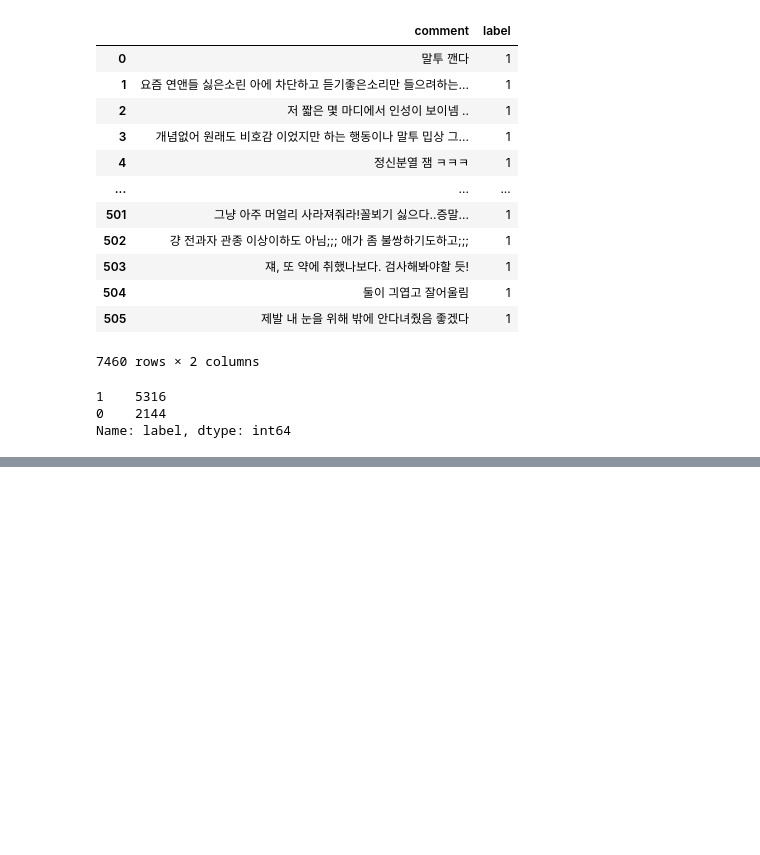
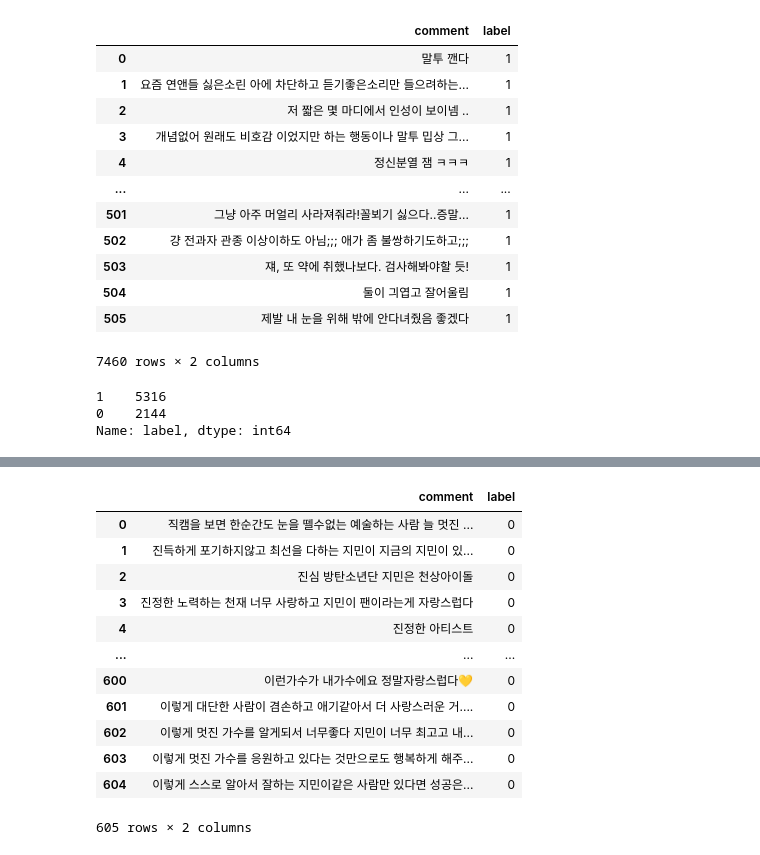
Before and after one commit to sooyeon-go/grad_project, a Jupyter notebook: comment_crawling_r/comment_csv.ipynb, the cells around one changed output, grey strips where cells are left out. Cells and saved outputs as stored; diff of their text form; code cells hidden in the pictures; blank space fills up the shorter version.

```diff
--- a/comment_crawling_r/comment_csv.ipynb
+++ b/comment_crawling_r/comment_csv.ipynb
@@ -864,0 +889,17 @@ Name: label, dtype: int64
+# %%
+dic16 = pd.read_csv('p_comment3_csv.csv',encoding = 'UTF-8-sig')
+dic16
+# %% [output]
+|  | comment | label |
+| 0 | 직캠을 보면 한순간도 눈을 뗄수없는 예술하는 사람 늘 멋진 ... | 0 |
+| 1 | 진득하게 포기하지않고 최선을 다하는 지민이 지금의 지민이 있... | 0 |
+| 2 | 진심 방탄소년단 지민은 천상아이돌 | 0 |
+| 3 | 진정한 노력하는 천재 너무 사랑하고 지민이 팬이라는게 자랑스럽다 | 0 |
+| 4 | 진정한 아티스트 | 0 |
+| ... | ... | ... |
+| 600 | 이런가수가 내가수에요 정말자랑스럽다💛 | 0 |
+| 601 | 이렇게 대단한 사람이 겸손하고 애기같아서 더 사랑스러운 거.... | 0 |
+| 602 | 이렇게 멋진 가수를 알게되서 너무좋다 지민이 너무 최고고 내... | 0 |
+| 603 | 이렇게 멋진 가수를 응원하고 있다는 것만으로도 행복하게 해주... | 0 |
+| 604 | 이렇게 스스로 알아서 잘하는 지민이같은 사람만 있다면 성공은... | 0 |
+605 rows × 2 columns
```
Also changed, not shown: parts of 2 cells of this notebook.
